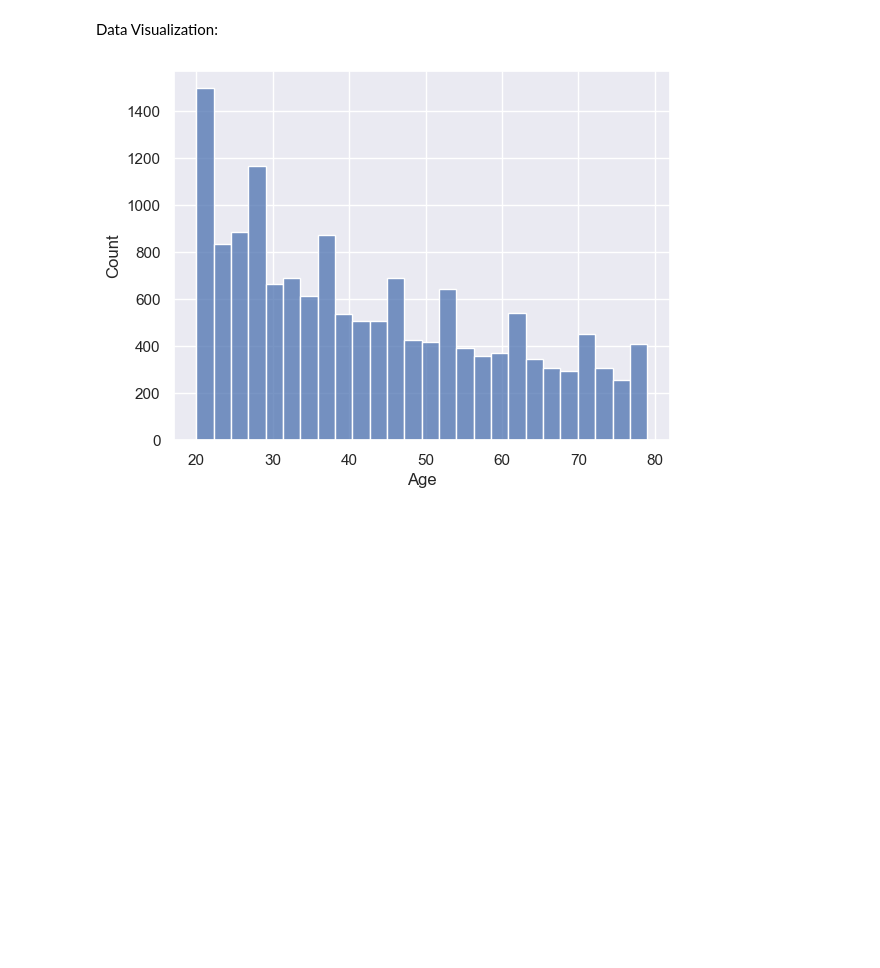
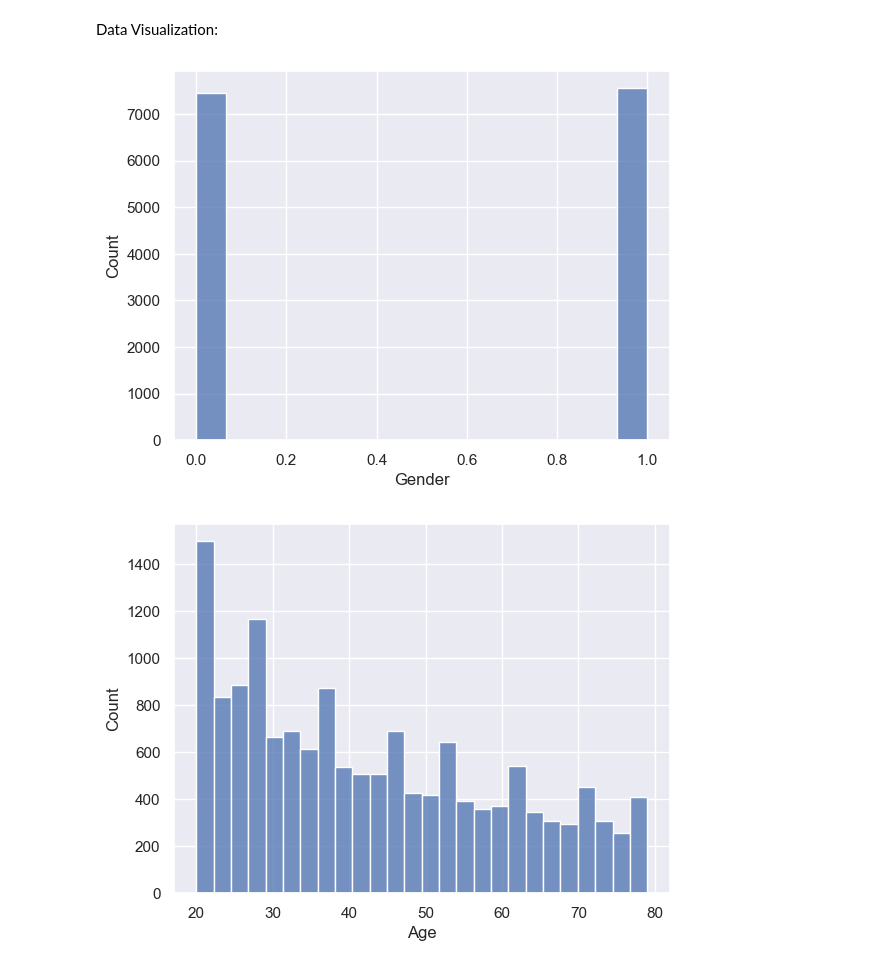
Before and after one commit to Aalekh012/Machine-Learning-Projects, a Jupyter notebook: Calories Burnt Prediction/code.ipynb, the cells around one changed output. Cells and saved outputs as stored; diff of their text form; code cells hidden in the pictures; blank space fills up the shorter version.

```diff
--- a/Calories Burnt Prediction/code.ipynb
+++ b/Calories Burnt Prediction/code.ipynb
@@ -51,0 +54,2 @@ calories_data
+# %%
+calories_data.replace({'Gender':{'male':0,'female':1}},inplace=True)
@@ -108,6 +128,12 @@ calories_data.describe()
 Data Visualization:
 # %%
 sns.set()
+# %%
+#Plotting the gender column in count plot
+sns.histplot(calories_data['Gender'])
+plt.show()
+# %% [output]
+[figure, added]
 # %%
 #Plotting the distribution of Age Column:
 sns.histplot(calories_data['Age'])
```
Also changed, not shown: parts of 27 cells of this notebook.
